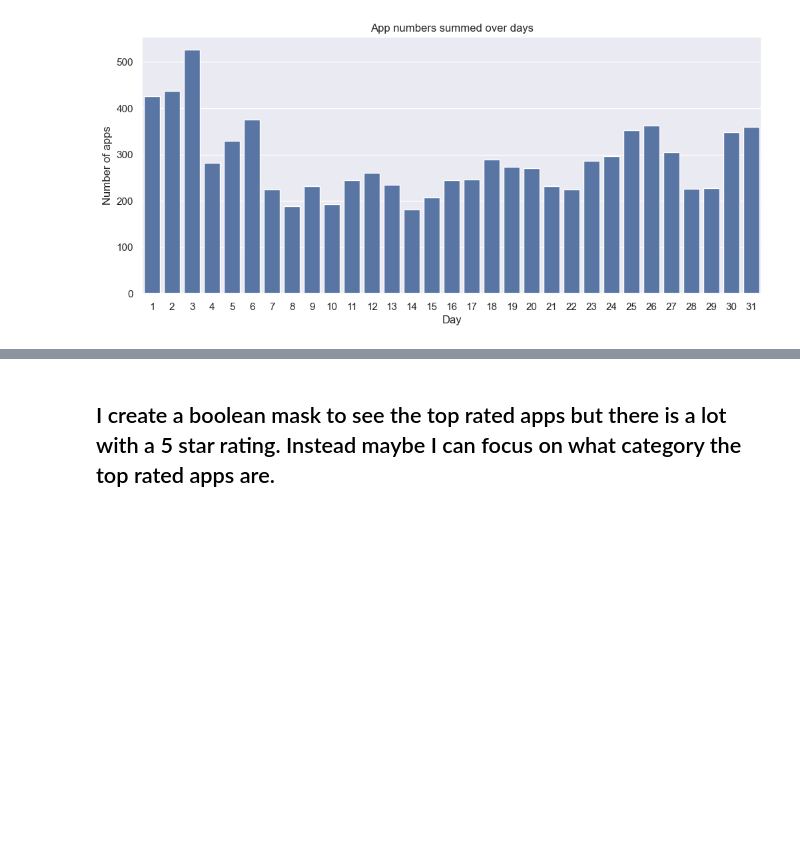
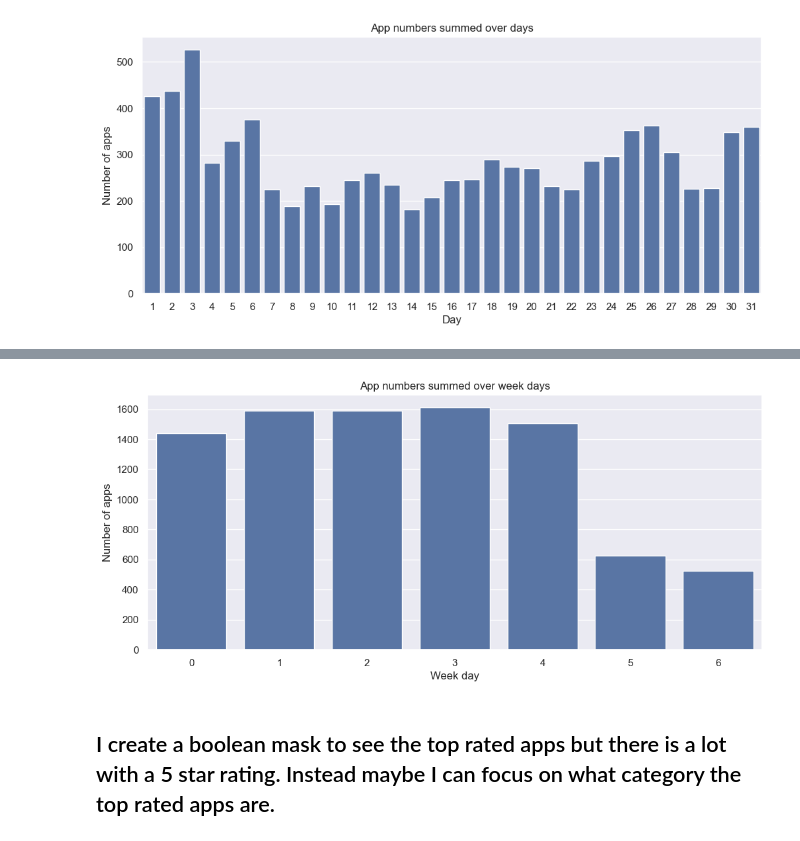
Before and after one commit to tanzhu91/google_playstore, a Jupyter notebook: playstore_ETL_EDA.ipynb, the cells around one changed output, grey strips where cells are left out. Cells and saved outputs as stored; diff of their text form; code cells hidden in the pictures; blank space fills up the shorter version.

```diff
--- a/playstore_ETL_EDA.ipynb
+++ b/playstore_ETL_EDA.ipynb
@@ -442,6 +444,7 @@ memory usage: 694.3+ KB
 # %%
 data_clean['year']= data_clean['released'].dt.year
 data_clean['month']= data_clean['released'].dt.month
+data_clean["weekday"]=data_clean["released"].dt.dayofweek
 data_clean['day']= data_clean['released'].dt.day
 # %% [markdown]
 ### Now we have specific year of release , month and day. We can look at different metrics over the years and months.
@@ -546,3 +551,12 @@ plt.title('App numbers summed over days');
+# %%
+data_apps_daily = data_clean.groupby('weekday')['app'].count().reset_index()
+plt.figure(figsize=(12,5))
+sns.barplot(x = data_apps_daily['weekday'],y = data_apps_daily['app'])
+plt.xlabel('Week day')
+plt.ylabel('Number of apps')
+plt.title('App numbers summed over week days');
+# %% [output]
+[figure, added]
 # %% [markdown]
 ## I create a boolean mask to see the top rated apps but there is a lot with a 5 star rating. Instead maybe I can focus on what category the top rated apps are.
 # %%
```
Also changed, not shown: parts of 5 cells of this notebook.
